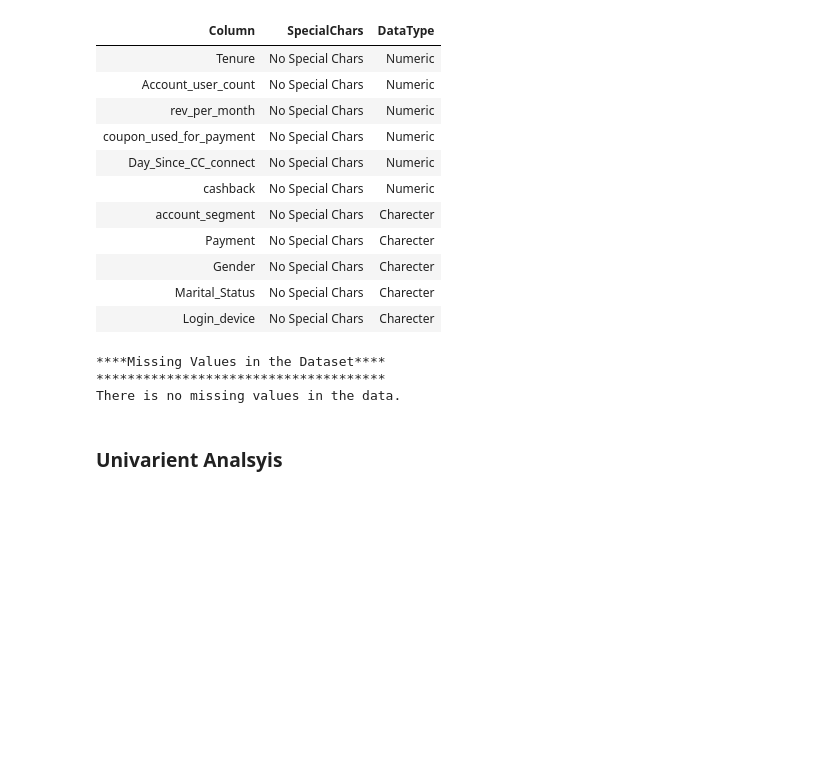
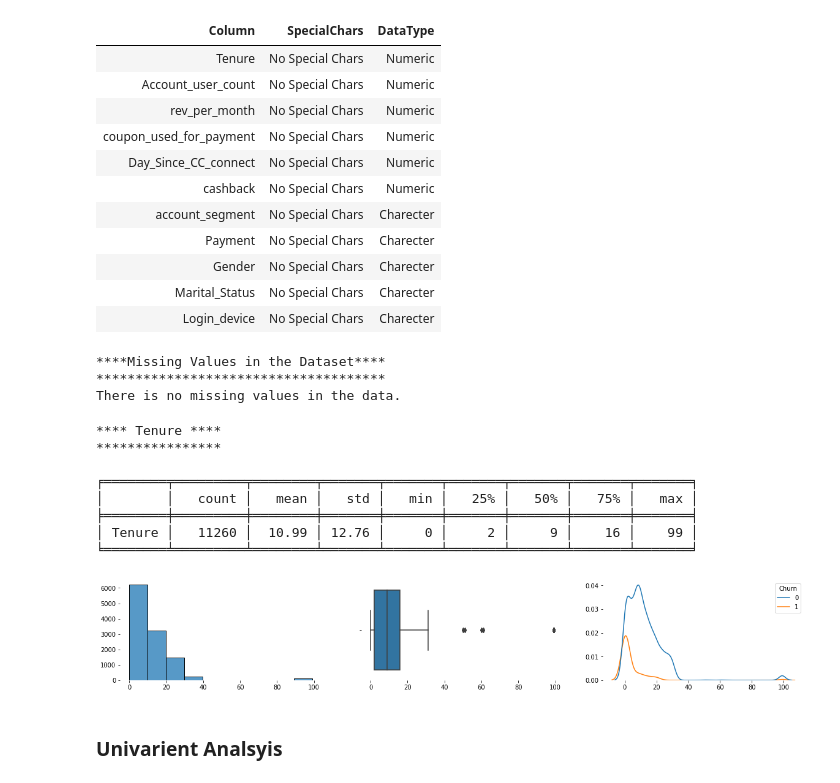
Before and after one commit to psiva2019/CustmerChurn, a Jupyter notebook: CustumerChurn.ipynb, the cells around one changed output. Cells and saved outputs as stored; diff of their text form; code cells hidden in the pictures; blank space fills up the shorter version.

```diff
--- a/CustumerChurn.ipynb
+++ b/CustumerChurn.ipynb
@@ -261,6 +262,72 @@ def unq_count_new(df,var,top_val,tit,dpn):
 
     print(tabulate.tabulate(disdf, tablefmt='fancy_grid',headers=[tit.title(),'Count','Percent']))
     #return (disdf)
+# %%
+typevar='num'
+tit='Tenure'
+dff=df
+var='Tenure'
+tar='Churn'
+bins=10
+
+
+if(typevar=='num'):
+  fig, axis=plt.subplots(nrows=1,ncols=3)
+  fig.set_size_inches(20,3)
+
+  str1 = f'**** {tit.title()} ****'
+
+  width = len(str1)
+  filler = '*'
+
+  print(str1)
+  print(f'{"*" :{filler}>{width}}\n')
+
+  dff_r = pd.DataFrame(round(dff[var].describe(),2)).T
+  print(tabulate.tabulate(dff_r, tablefmt='fancy_grid',headers=dff_r.columns))
+  #display_dataframe(dff_r,float)
+
+
+  a= sns.histplot(dff[var],ax=axis[0],bins=bins);
+  b= sns.boxplot(dff[var],ax=axis[1]);
+  c= sns.kdeplot(dff[var],ax=axis[2],hue=df[tar])
+
+  a.set_xlabel('')
+  b.set_xlabel('')
+  c.set_xlabel('')
+  a.set_ylabel('')
+  c.set_ylabel('')
+
+  a.set_frame_on(False)
+  b.set_frame_on(False)
+  c.set_frame_on(False)
+
+else:
+  fig, axis=plt.subplots(nrows=1,ncols=2)
+  fig.set_size_inches(20,3)
+
+  unq_count_new(dff,var,0,tit,True)
+  a= sns.countplot(dff[var],ax=axis[0])
+  b= sns.countplot(dff[var],ax=axis[1],hue=dff[tar])
+
+  # ax = sns.countplot(x=tit_df[i] ,ax=axes[j],hue=tit_df[target])
+  # for p in ax.patches:
+  #     height = np.nan_to_num(p.get_height())
+
+  #     ax.text(p.get_x()+p.get_width()/2.,
+  #         height + 3,
+  #         '{} - {:1.2f}%'.format(height,(height/total)*100),
+  #         ha="center")
+# %% [output]
+**** Tenure ****
+****************
+
+╒════════╤═════════╤════════╤═══════╤═══════╤═══════╤═══════╤═══════╤═══════╕
+│        │   count │   mean │   std │   min │   25% │   50% │   75% │   max │
+╞════════╪═════════╪════════╪═══════╪═══════╪═══════╪═══════╪═══════╪═══════╡
+│ Tenure │   11260 │  10.99 │ 12.76 │     0 │     2 │     9 │    16 │    99 │
+╘════════╧═════════╧════════╧═══════╧═══════╧═══════╧═══════╧═══════╧═══════╛
+[figure, added]
 # %% [markdown]
 ### Univarient Analsyis
 # %%
```
Also changed, not shown: parts of 1 cell of this notebook.
